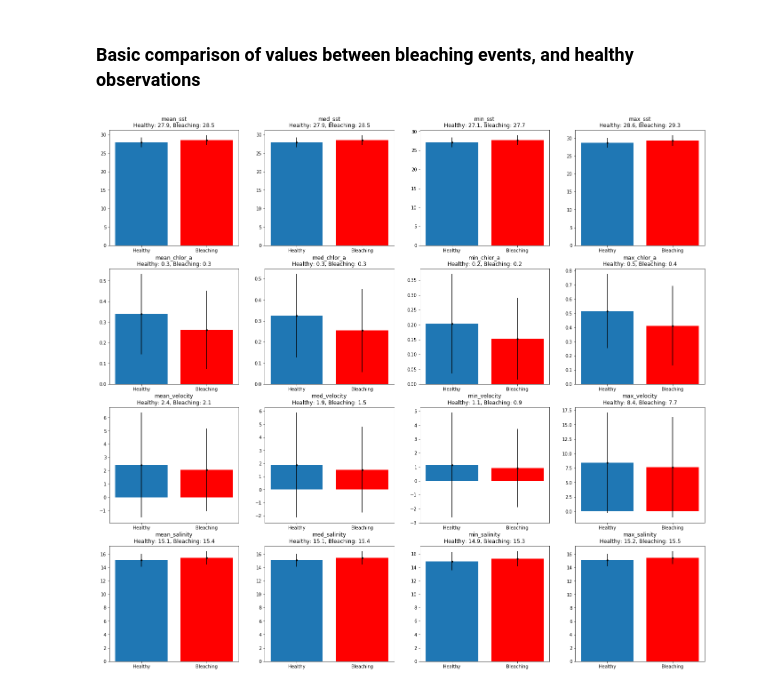
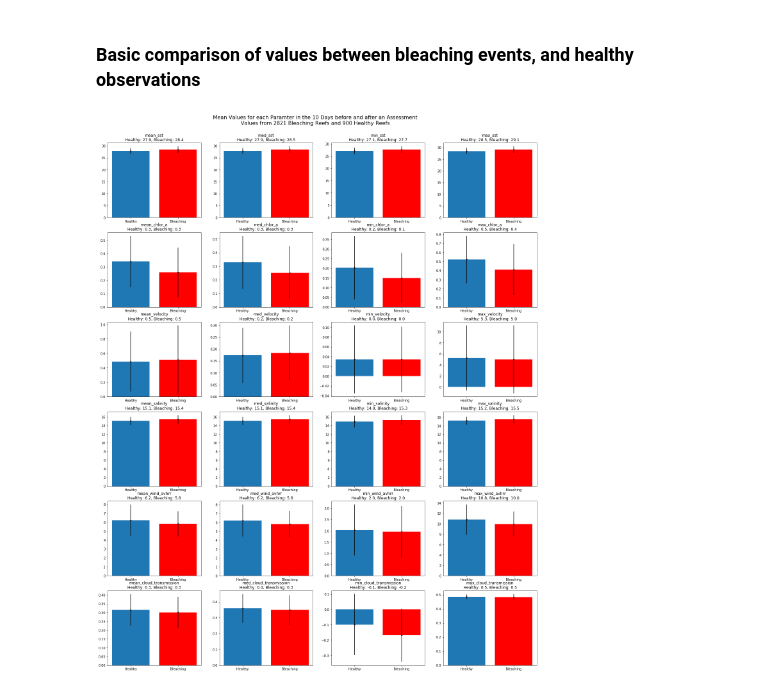
Before and after one commit to clkruse/coral-bleaching, a Jupyter notebook: bleaching_analysis.ipynb, the cells around one changed output. Cells and saved outputs as stored; diff of their text form; code cells hidden in the pictures.

Commit message:
Lots of changes. Probably good for a V1 point

```diff
--- a/bleaching_analysis.ipynb
+++ b/bleaching_analysis.ipynb
@@ -7,6 +7,6 @@ from scipy.stats import gaussian_kde
 from sklearn.manifold import TSNE
 # %%
 # Read the raw database that was created in the bleaching_statistics.py script
-db = pd.read_json('raw_data_window_10.json')
+db = pd.read_json('raw_window_10_params_11.json')
 db.head()
 # %% [output]
@@ -45,0 +80,8 @@ Note: I see a potential issue here with velocity measurements. Because those val
+# %%
+# Merge the multiple sources of chlorophyll a
+# Prefer seawifs, then modis terra, then modis aqua
+db['chlor_a'] = db['chlor_a_seawifs'].fillna(db['chlor_a_terra']).fillna(db['chlor_a_aqua'])
+
+# Merge the multiple sources of temperature
+# Prefer OISST, then sst WHOI model, then AVHRR (AVHRR is probably good, but can't measure through clouds
+db['sst'] = db['sst'].fillna(db['sst_whoi']).fillna(db['sst_avhrr'])
@@ -86,15 +111,0 @@ Note: I should probably do this before the calculation of basic stats
-# %%
-stats = ['mean_', 'med_', 'min_', 'max_', 'variance_']
-#stats = ['mean_', 'med_', 'min_', 'max_']
-for stat in stats:
-    # Merge the multiple sources of chlorophyll a
-    # Prefer seawifs, then modis terra, then modis aqua
-    db[stat + 'chlor_a'] = db[stat + 'chlor_a_seawifs'].fillna(db[stat + 'chlor_a_terra']).fillna(db[stat + 'chlor_a_aqua'])
-
-    # Merge the multiple sources of temperature
-    # Prefer sst WHOI model, then OISST
-    db[stat + 'sst'] = db[stat + 'sst_whoi'].fillna(db[stat + 'sst'])
-
-    # combine the current velocity vector into magnitude
-    vel_mag = lambda u, v: math.sqrt(u ** 2  + v ** 2)
-    db[stat + 'velocity'] = db[stat + 'velocity_u'].combine(db[stat + 'velocity_v'], vel_mag)
@@ -100,0 +118,9 @@ for stat in stats:
+# %%
+stats = ['mean_', 'med_', 'min_', 'max_']
+healthy = db[db['severity'] == 0]
+bleaching = db[db['severity'] != 0]
+
+for variable in variables:
+    for stat in stats:
+        pval = ttest_ind(healthy[stat + variable].dropna(), bleaching[stat + variable].dropna()).pvalue
+        print(stat + variable, "healthy {0:.2f}, bleaching {1:.2f}, pval: {2:.6f}".format(healthy[stat + variable].dropna().mean(), bleaching[stat + variable].dropna().mean(), pval))
@@ -105,27 +150,25 @@ colors =['#343754', '#8D99AE', '#D65959', '#C93434', '#AC0808']
 # %% [markdown]
 ### Basic comparison of values between bleaching events, and healthy observations
 # %%
-healthy = db[db['severity'] == 0]
-bleaching = db[db['severity'] != 0]
-
 counter = 1
-plt.figure(figsize=(24, 22))
+plt.figure(figsize=(24, 30))
 for variable in variables:
     for stat in stats:
         mean_healthy = healthy[stat + variable].mean()
         var_healthy = math.sqrt(healthy[stat + variable].var())
         mean_bleaching = bleaching[stat + variable].mean()
         var_bleaching = math.sqrt(bleaching[stat + variable].var())
-        plt.subplot(4,4,counter)
+        plt.subplot(len(variables), len(stats), counter)
         plt.errorbar([0, 1], [mean_healthy, mean_bleaching], [var_healthy, var_bleaching], fmt='.', color='black')
         plt.bar(0, mean_healthy)
         plt.bar(1, mean_bleaching, color='r')
         plt.xticks([0, 1], ['Healthy', 'Bleaching'])
         #plt.legend(['Healthy', 'Bleaching'])
         title = str(stat + variable + "\nHealthy: {0:.1f}, Bleaching: {1:.1f}").format(mean_healthy, mean_bleaching)
         plt.title(title)
         counter += 1
-#plt.savefig('Mean Value Comparison.png', dpi=600)
+plt.suptitle('Mean Values for each Paramter in the 10 Days before and after an Assessment\nValues from 2821 Bleaching Reefs and 900 Healthy Reefs', size=16, y=0.92)
+#plt.savefig('figures/Comparison of Mean Values - Window 10.png', dpi=300, bbox_inches='tight')
 plt.show()
 # %% [output]
-[figure, old version]
+[figure, new version]
```
Also changed, not shown: parts of 30 cells of this notebook, 12 other files.
